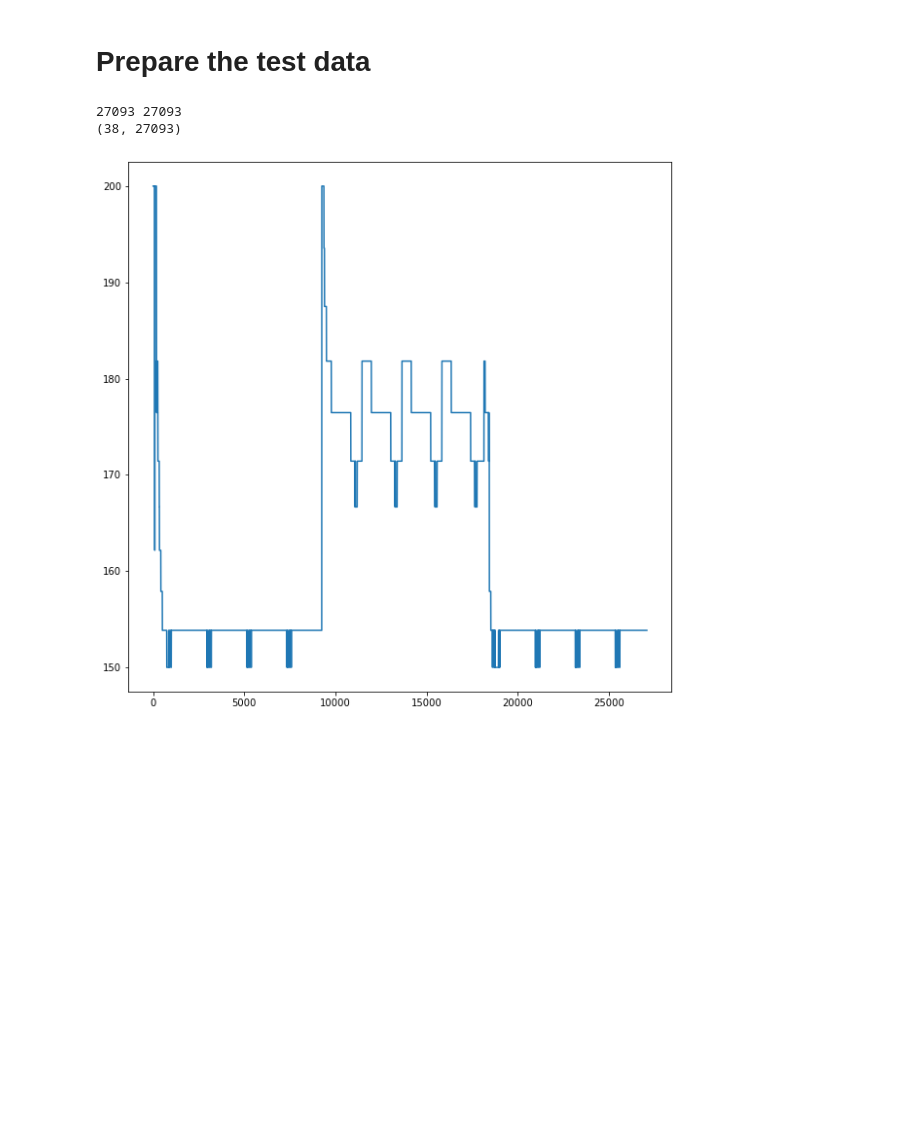
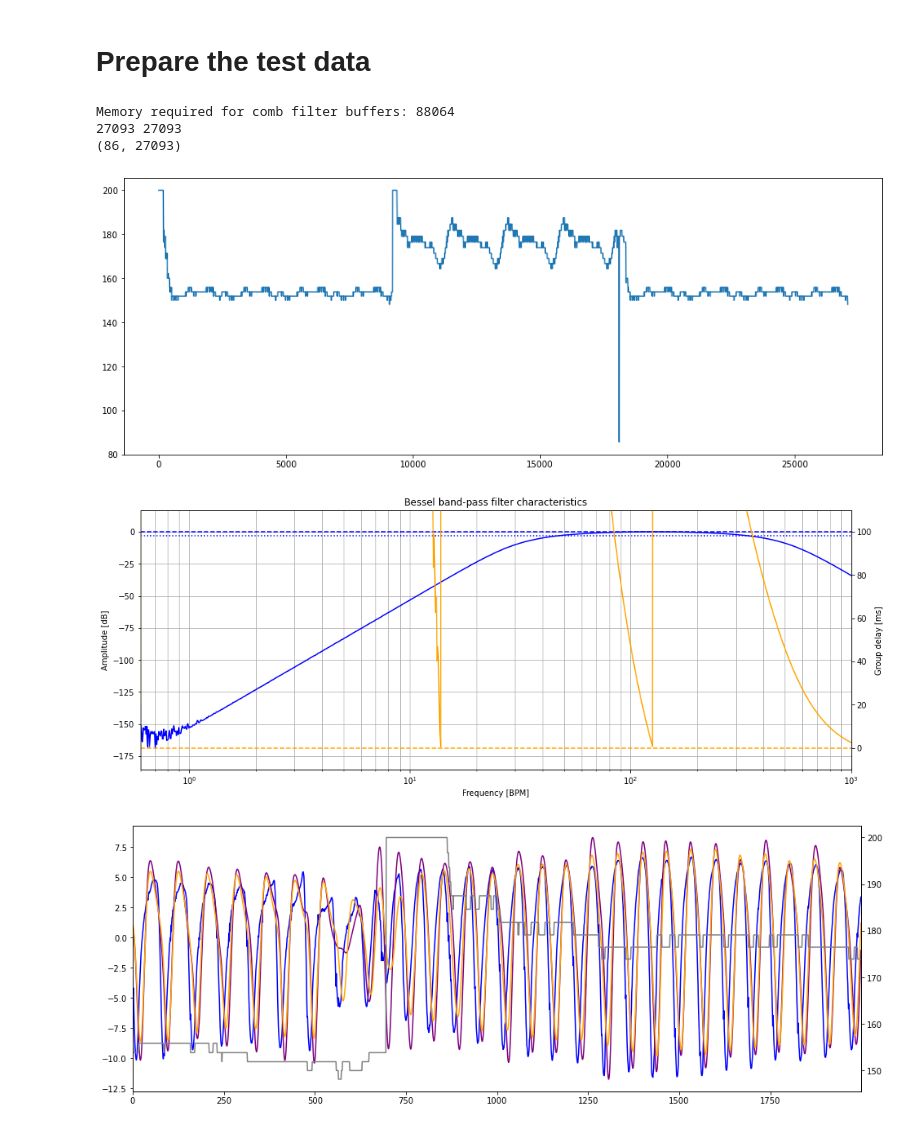
Before and after one commit to cherrydev/baile-shine, a Jupyter notebook: playground/suggested-dsp-chain.ipynb, the cells around one changed output. Cells and saved outputs as stored; diff of their text form; code cells hidden in the pictures; blank space fills up the shorter version.

```diff
--- a/playground/suggested-dsp-chain.ipynb
+++ b/playground/suggested-dsp-chain.ipynb
@@ -62,13 +63,13 @@ def plot_filter(ax1, coeffs, sample_freq, filter_name, center_freq=None, logplot
 #sample_freq = input.sample_freq
 sample_freq = 200
 
-comb_q = 0.85
+comb_q = 0.90
 
 dc_reject_coeffs = signal.butter(1, 0.1, fs=sample_freq, btype='highpass')
 print("{ %s }," % (', '.join(map(lambda x: '%rf' % (x,), dc_reject_coeffs[0])),))
 print("{ %s }" % (', '.join(map(lambda x: '%rf' % (x,), dc_reject_coeffs[1])),))
 
-comb_buf_size = 64
+comb_buf_size = 256
 comb_extra_buf = 8
 
 lowest_bpm = 83
@@ -91,20 +92,27 @@ class SignalChain:
     lowest_bpm: float
     highest_bpm: float
     comb_coeffs: list
+    comb_memory: int
 
-    def __init__(self, dc_reject_coeffs=dc_reject_coeffs, comb_q=comb_q, lowest_bpm=lowest_bpm, highest_bpm=highest_bpm):
+    def __init__(self, dc_reject_coeffs=dc_reject_coeffs, comb_q=comb_q, lowest_bpm=lowest_bpm,
+                 highest_bpm=highest_bpm, comb_buf_size=comb_buf_size, comb_extra_buf=comb_extra_buf):
         self.dc_reject_coeffs = dc_reject_coeffs
+
         self.comb_q = comb_q
         self.lowest_bpm = lowest_bpm
         self.highest_bpm = highest_bpm
+        self.comb_buf_size = comb_buf_size
+        self.comb_extra_buf = comb_extra_buf
+
         self.comb_coeffs = [self.filter_defn(
             period, decimation) for period, decimation in self.filter_periods()]
+        self.comb_memory = len(self.comb_coeffs) * self.comb_buf_size * 4
 
     def filter_periods(self):
         global sample_freq
 
         def calc_decimation(filter_period: int):
-            buf_remain = comb_buf_size - comb_extra_buf
+            buf_remain = self.comb_buf_size - self.comb_extra_buf
             return max(1, (filter_period + buf_remain - 1) // buf_remain)
 
         def next_filter_period(filter_period: int):
@@ -180,7 +188,9 @@ y_148_174 = (InputMock("sample124bpm-200hz.txt", 200, loop_count=3).read_all_sam
 # plt.plot(range(len(y)), y)
 # plt.show()
 # %%
-comb_coeffs = SignalChain(comb_q=0.8).comb_coeffs
+sc = SignalChain(comb_q=0.6)
+comb_coeffs = sc.comb_coeffs
+print('Memory required for comb filter buffers:', sc.comb_memory)
 
 
 def apply_filter(coeffs, x, steady_state=None):
@@ -198,41 +208,63 @@ dc_rej_y = apply_filter(dc_reject_coeffs, y_148_174, -9.8)
 print(len(y_148_174), len(dc_rej_y))
 
 comb_ys = np.zeros((len(comb_coeffs), len(y_148_174),))
+power_ys = np.zeros((len(comb_coeffs), len(y_148_174),))
 bpm_map = [0] * len(comb_coeffs)
 print(comb_ys.shape)
 for i, (name, period, decimation, coeffs,) in enumerate(comb_coeffs):
     bpm_map[i] = sample_freq * 60 / (period * decimation)
     y = apply_filter(coeffs, dc_rej_y)
     ext_period = period * decimation
-    y = y * y
-    y = apply_filter(([1 / ext_period] * ext_period, [1],), y)
     np.copyto(comb_ys[i], y)
+    np.copyto(power_ys[i], apply_filter(([1 / ext_period] * ext_period, [1],), y * y))
 
-fig = plt.figure(figsize=(10, 10))
-ax = fig.add_subplot()
-comb_ys = list(map(lambda i: bpm_map[i], comb_ys.argmax(0)))
-ax.plot(range(len(comb_ys)), comb_ys)
+ax = plt.figure(figsize=(16, 6)).add_subplot()
+select_ys = power_ys.argmax(0)
+selected_ys = [comb_ys[int(select_ys[i]),i] for i in range(len(select_ys))]
+bpm_ys = list(map(lambda i: bpm_map[i], select_ys))
+ax.plot(range(len(bpm_ys)), bpm_ys)
+plt.show()
+
+ax = plt.figure(figsize=(16, 6)).add_subplot()
+#lp_post_coeffs = signal.cheby1(5, 1, 10, 'lowpass', fs=sample_freq)
+lp_post_coeffs = signal.bessel(5, (80/60, 200/60), 'bandpass', fs=sample_freq, norm='delay')
+plot_filter(ax, lp_post_coeffs, sample_freq, 'Bessel band-pass', max_bpm=1000, delay_graph=True)
+plt.show()
+
+ax = plt.figure(figsize=(16, 6)).add_subplot()
+p, q = 8500, 10500
+y = selected_ys[p:q]
+ax.set_xmargin(0)
+ax.plot(range(len(y)), y, color='blue')
+ax.plot(range(len(y)), apply_filter(lp_post_coeffs, dc_rej_y)[p:q], color='purple')
+ax.plot(range(len(y)), apply_filter(lp_post_coeffs, selected_ys)[p:q], color='orange')
+#ax.plot(range(len(y)), dc_rej_y[p:q])
+#ax.plot(range(len(y)), np.diff(selected_ys)[p:q])
+#ax.plot(range(len(y)), np.diff(apply_filter(lp_post_coeffs, selected_ys))[p:q])
+ax2 = ax.twinx()
+ax2.plot(range(len(y)), bpm_ys[p:q], color='gray')
+plt.show()
 
 # softmax_ys = special.softmax(comb_ys, 0)
 # fig = plt.figure(figsize=(10, 10))
 # ax = fig.add_subplot(projection='3d')
 # for i, y in enumerate(softmax_ys):
 #     ax.plot(range(len(y)), y, zs=(len(comb_ys) - 1 - i), zdir='y')
 
 # ax = fig.add_subplot(projection='3d')
 # for i, y in enumerate(comb_ys):
 #     ax.plot(range(len(y)), y, zs=(len(comb_ys) - 1 - i), zdir='y')
 
-plt.show()
-plt.close(fig)
-
 # y = comb_ys[0][1]
 # plt.plot(range(len(y)), y)
 
 # ax.set_xlabel('Time (samples)')
 # ax.set_ylabel('Value')
 # ax.set_zlabel('Filter (BPM)')
 # %% [output]
+Memory required for comb filter buffers: 88064
 27093 27093
-(38, 27093)
+(86, 27093)
-[figure, old version]
+[figure, new version]
+[figure, added]
+[figure, added]
```
Also changed, not shown: parts of 3 cells of this notebook.
